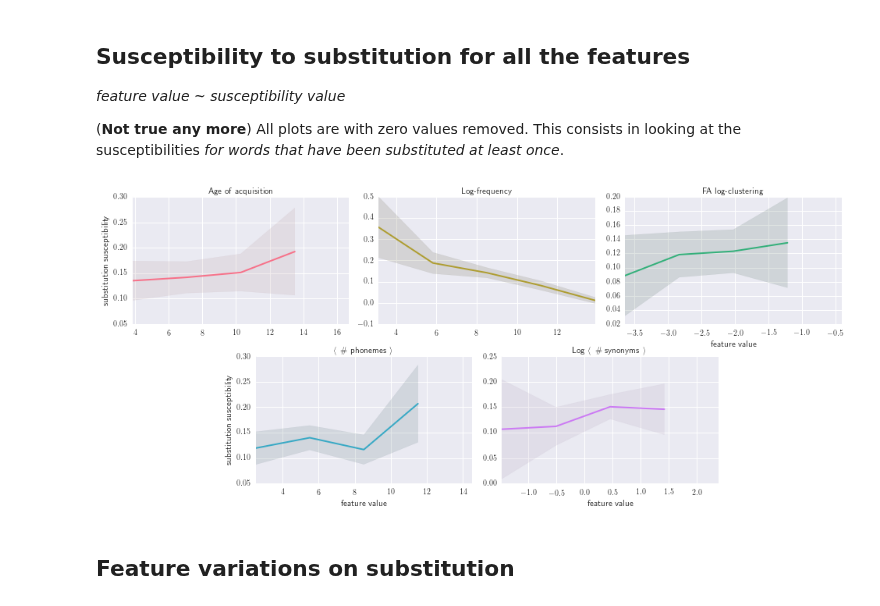
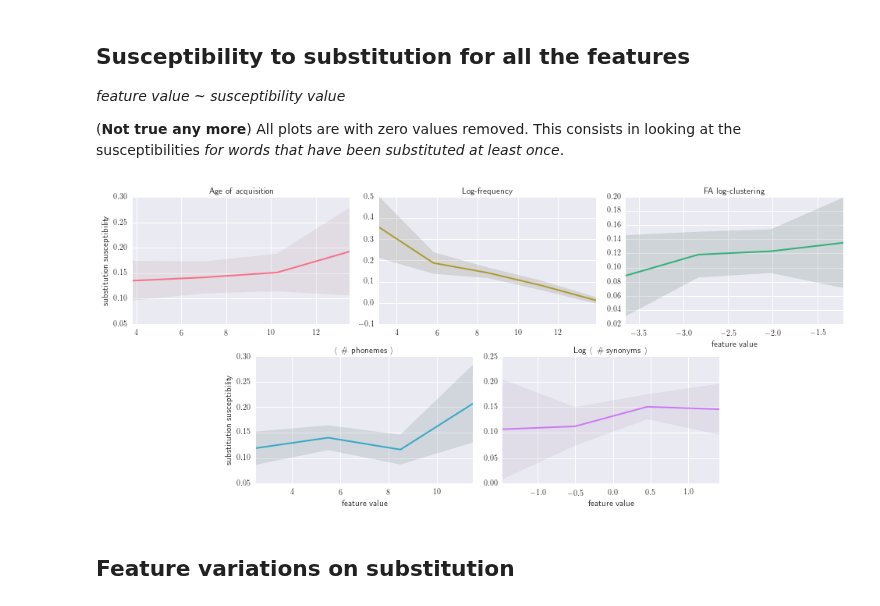
Before and after one commit to wehlutyk/brainscopypaste, a Jupyter notebook: substitutions_paper.ipynb, the cells around one changed output. Drawn from its saved outputs; the diff is of its cells as text; code cells hidden in the pictures.

Commit message:
Better crop figures

```diff
--- a/substitutions_paper.ipynb
+++ b/substitutions_paper.ipynb
@@ -125,35 +125,35 @@ def plot_susceptibility(xvalues, svalues, **kwargs):
         if len(idx) > n_pts_threshold:
             yss = svalues.iloc[idx]
             ys[i] = yss.mean()
             cs[i] = 1.96 * yss.std() / np.sqrt(len(idx) - 1)
         else:
             ys[i] = np.nan
             cs[i] = np.nan
 
     #plt.hlines(0, xs[0], xs[-1], linestyles='dashed', colors=sb.desaturate(color, 0.2))
     #plt.hlines(1, xs[0], xs[-1], linestyles='dashed', colors=sb.desaturate(color, 0.2))
     plt.plot(xs, ys, '-', lw=2, color=color)
     plt.fill_between(xs, ys - cs, ys + cs, color=sb.desaturate(color, 0.2), alpha=0.2)
-    plt.xlim(xs[0], xs[-1])
+    plt.xlim(xs[np.isfinite(ys)][0], xs[np.isfinite(ys)][-1])
     #plt.ylim(0, 1)
 
 # Plot!
 sg = sb.FacetGrid(sdata, col='feature', col_wrap=3, col_order=translate(included_features),
                   aspect=1.5, size=3, sharex=False, sharey=False, hue='feature', palette=palette_dict)
 sg.map(plot_susceptibility, 'feature value', 'substitution susceptibility')
 sg.set_titles('{col_name}')
 # Remove the last axis and recenter the lower row
 #sg.axes[1, 2].set_axis_off()
 pts02 = sg.axes[2].get_position().get_points()
 pts01 = sg.axes[1].get_position().get_points()
 trans = Affine2D().translate((pts02[1, 0] - pts01[1, 0]) / 2, 0)
 box10 = sg.axes[3].get_position()
 box11 = sg.axes[4].get_position()
 sg.axes[3].set_position(TransformedBbox(box10, trans))
 sg.axes[4].set_position(TransformedBbox(box11, trans))
 sg.fig.savefig('data/figures_paper/feature_susceptibilities.png', bbox_inches='tight', dpi=300)
 # %% [output]
-[figure, old version]
+[figure, new version]
 # %% [markdown]
 ## Feature variations on substitution
 # %%
```
Also changed, not shown: parts of 1 cell of this notebook, 1 other file.
